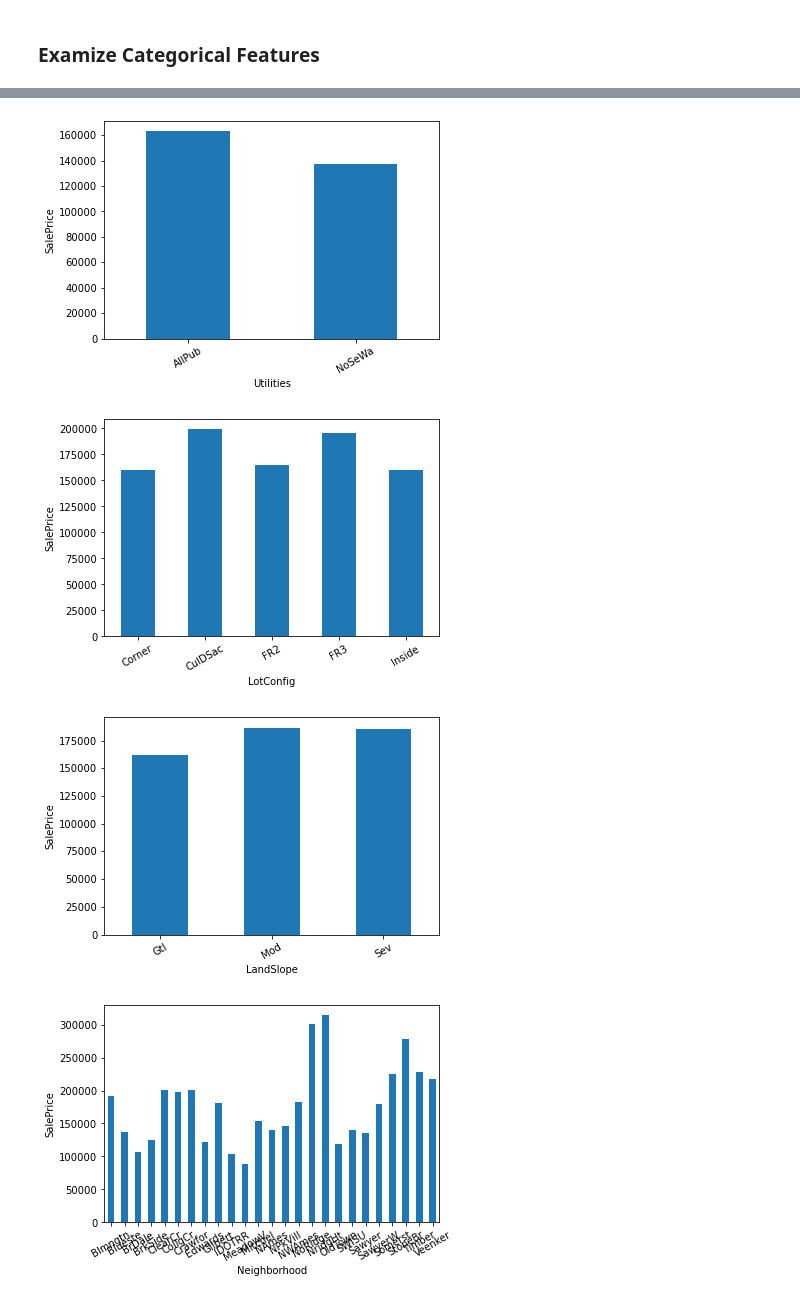
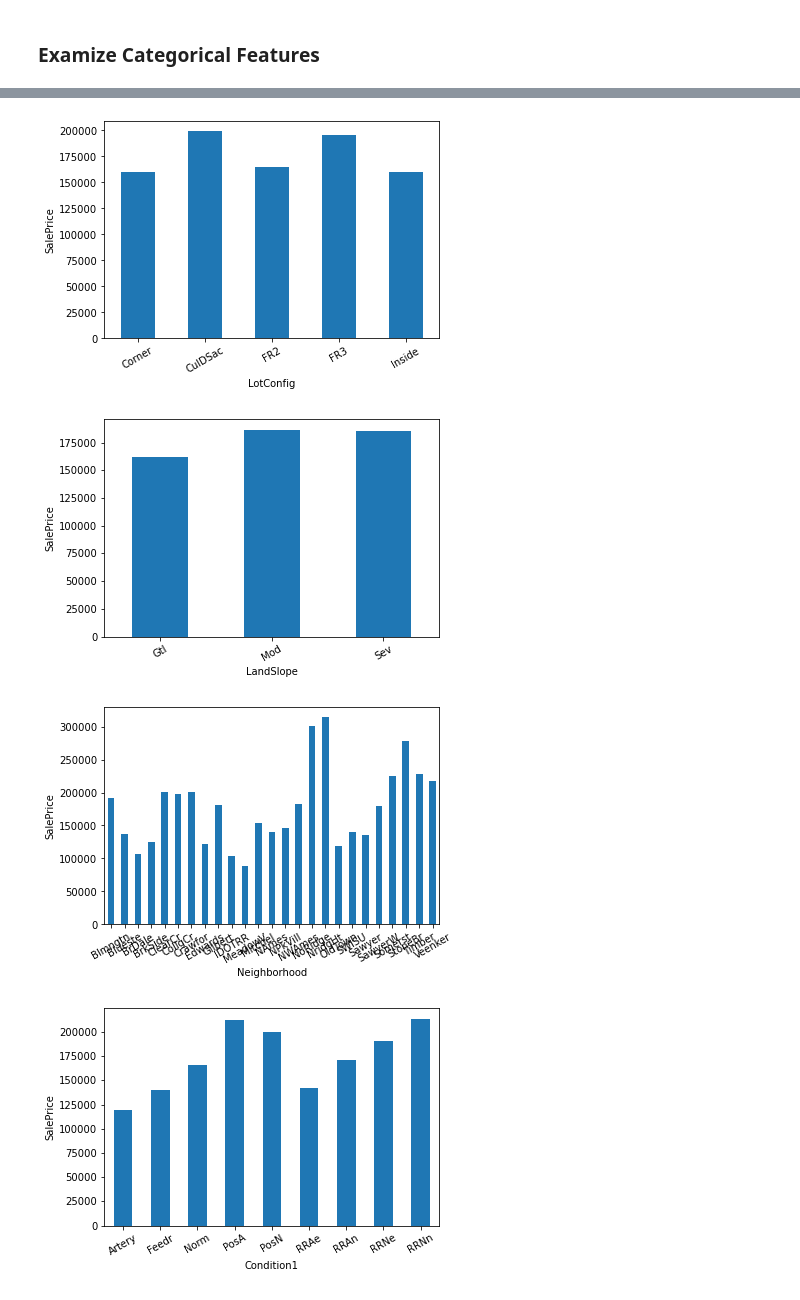
Before and after one commit to doanht688/House-Price-Prediction-ML, a Jupyter notebook: G2-Project Proposal.ipynb, the cells around one changed output, grey strips where cells are left out. Drawn from its saved outputs; the diff is of its cells as text; code cells hidden in the pictures.

```diff
--- a/G2-Project Proposal.ipynb
+++ b/G2-Project Proposal.ipynb
@@ -203 +239,4 @@ memory usage: 924.0+ KB
+# %%
+# Select dataset of interested without columns that have more than 70% null values
+df2 = df[[col for col in df if df[col].count() / len(df) >= 0.3]]
 # %% [markdown]
@@ -377,7 +327,7 @@ for var in cat_vars:
 # %% [markdown]
 ### Examize Categorical Features
 # %%
-df_categorical = [feature for feature in df.columns if df[feature].dtypes=='O']
+df_categorical = [feature for feature in df2.columns if df2[feature].dtypes=='O']
 df_categorical
 # %% [output]
 ['MSZoning',
@@ -410,8 +360,8 @@ df[df_categorical].head()
 # %%
 # Plot to show how the median "SalePrice" values vary across different categorical features
 for feature in df_categorical:
-    df = df.copy()
-    df.groupby(feature)['SalePrice'].median().plot.bar()
+    df2 = df2.copy()
+    df2.groupby(feature)['SalePrice'].median().plot.bar()
     plt.xlabel(feature)
     plt.ylabel('SalePrice')
     plt.xticks(rotation = 30)
@@ -425,4 +375,4 @@ for feature in df_categorical:
-[figure, old version]
+[figure, new version]
-[figure, old version]
+[figure, new version]
-[figure, old version]
+[figure, new version]
-[figure, old version]
+[figure, new version]
```
Also changed, not shown: parts of 16 cells of this notebook.
